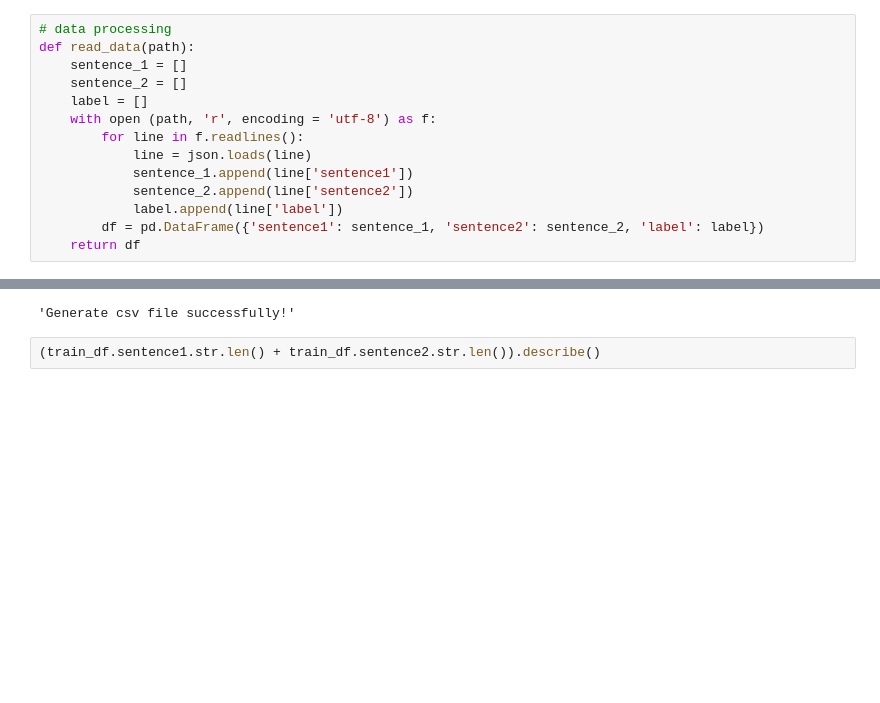
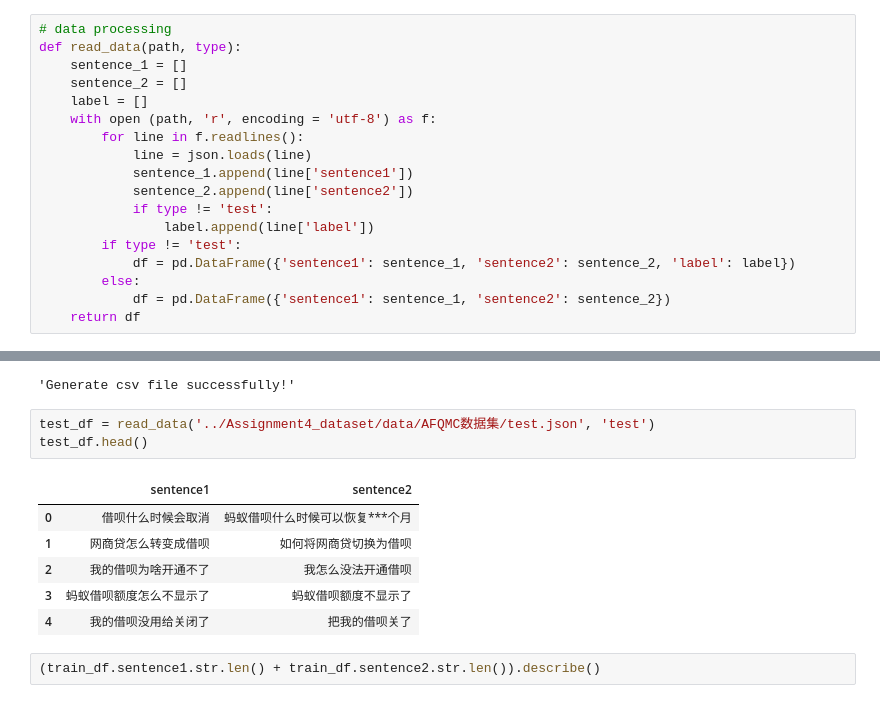
Before and after one commit to Hyr1sky/Neural-Network---Deep-Learning, a Jupyter notebook: Assignment4/afqmc.ipynb, the cells around one changed output, grey strips where cells are left out. Saved outputs shown, nothing was run; the diff lists cells and outputs as text; blank space fills up the shorter version.

```diff
--- a/Assignment4/afqmc.ipynb
+++ b/Assignment4/afqmc.ipynb
@@ -29,6 +34,6 @@ check_data('../Assignment4_dataset/data/')
 # %%
 # data processing
-def read_data(path):
+def read_data(path, type):
     sentence_1 = []
     sentence_2 = []
     label = []
@@ -37,8 +42,12 @@ def read_data(path):
             line = json.loads(line)
             sentence_1.append(line['sentence1'])
             sentence_2.append(line['sentence2'])
-            label.append(line['label'])
-        df = pd.DataFrame({'sentence1': sentence_1, 'sentence2': sentence_2, 'label': label})
+            if type != 'test':
+                label.append(line['label'])
+        if type != 'test':
+            df = pd.DataFrame({'sentence1': sentence_1, 'sentence2': sentence_2, 'label': label})
+        else:
+            df = pd.DataFrame({'sentence1': sentence_1, 'sentence2': sentence_2})
     return df
 # %%
 def write_df(path, type):
@@ -73,6 +82,16 @@ dev_df.head()
 write_df('../Assignment4_dataset/data/AFQMC数据集/dev.json', 'dev')
 # %% [output]
 'Generate csv file successfully!'
+# %%
+test_df = read_data('../Assignment4_dataset/data/AFQMC数据集/test.json', 'test')
+test_df.head()
+# %% [output]
+|  | sentence1 | sentence2 |
+| 0 | 借呗什么时候会取消 | 蚂蚁借呗什么时候可以恢复***个月 |
+| 1 | 网商贷怎么转变成借呗 | 如何将网商贷切换为借呗 |
+| 2 | 我的借呗为啥开通不了 | 我怎么没法开通借呗 |
+| 3 | 蚂蚁借呗额度怎么不显示了 | 蚂蚁借呗额度不显示了 |
+| 4 | 我的借呗没用给关闭了 | 把我的借呗关了 |
 # %%
 (train_df.sentence1.str.len() + train_df.sentence2.str.len()).describe()
 # %% [output]
```
Also changed, not shown: parts of 30 cells of this notebook, 52 other files.
